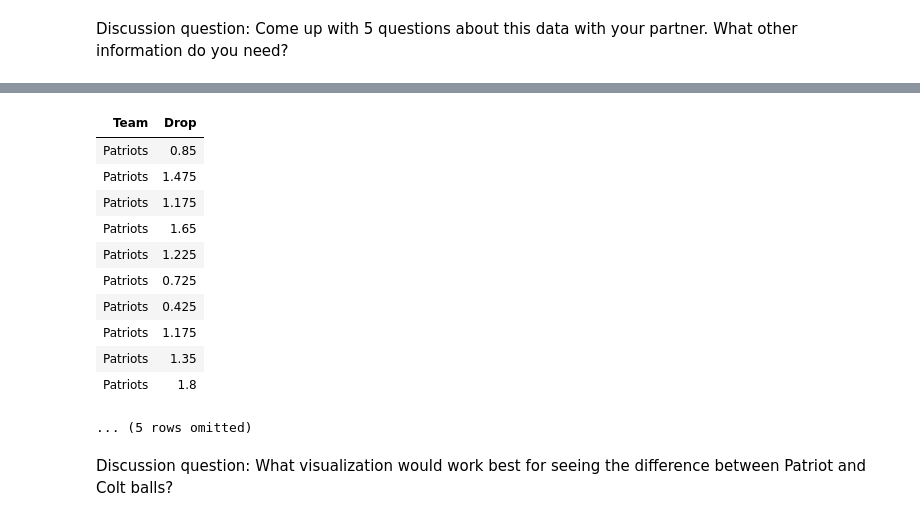
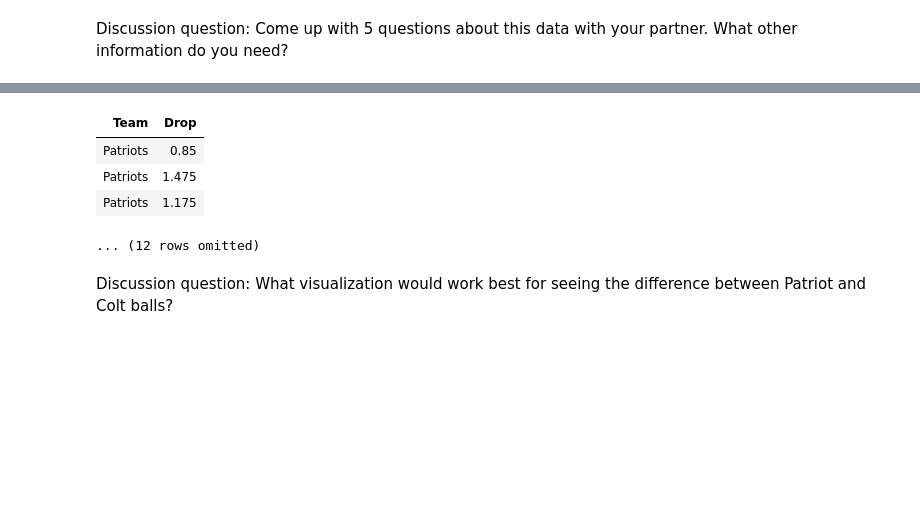
Before and after one commit to XiaoliSun11235/lecturenotes-su17, a Jupyter notebook: notes/lec22.ipynb, the cells around one changed output, grey strips where cells are left out. Saved outputs shown, nothing was run; the diff lists cells and outputs as text; code cells hidden in the pictures; blank space fills up the shorter version.

```diff
--- a/notes/lec22.ipynb
+++ b/notes/lec22.ipynb
@@ -100,19 +67,12 @@ football.show()
 # %%
 drops = football.select('Team', 'Drop')
-drops
+drops.show(3)
 # %% [output]
 | Team | Drop |
 | Patriots | 0.85 |
 | Patriots | 1.475 |
 | Patriots | 1.175 |
-| Patriots | 1.65 |
-| Patriots | 1.225 |
-| Patriots | 0.725 |
-| Patriots | 0.425 |
-| Patriots | 1.175 |
-| Patriots | 1.35 |
-| Patriots | 1.8 |
-... (5 rows omitted)
+... (12 rows omitted)
 # %% [markdown]
 Discussion question: What visualization would work best for seeing the difference between Patriot and Colt balls?
 # %%
```
Also changed, not shown: parts of 9 cells of this notebook.
